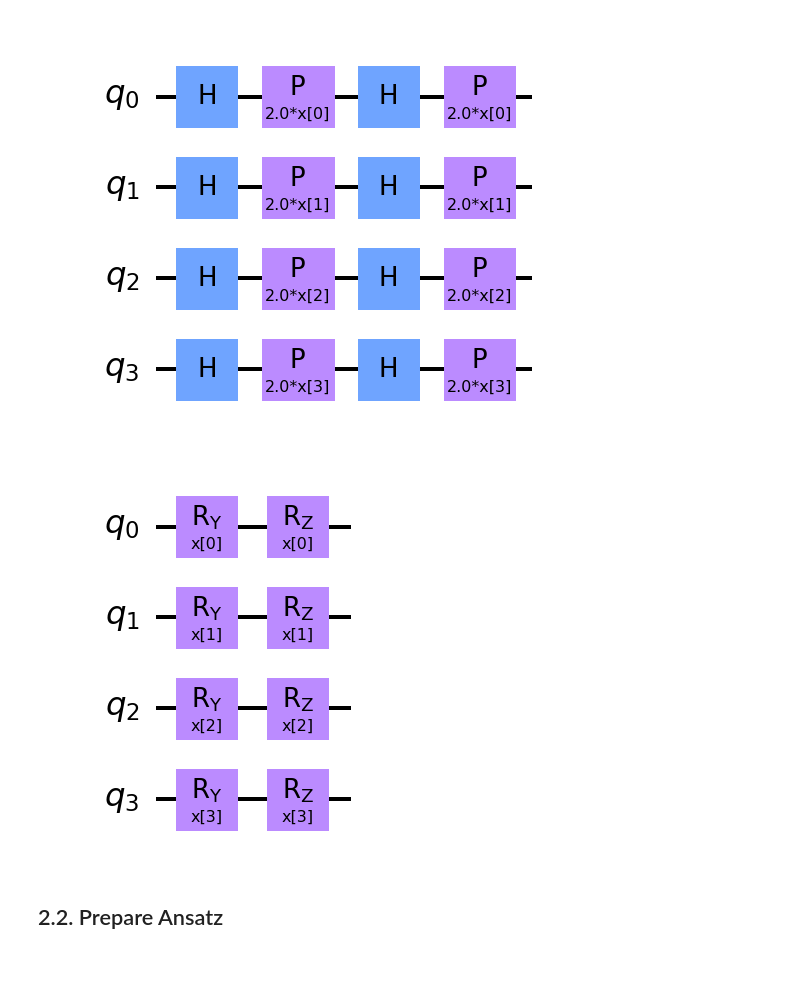
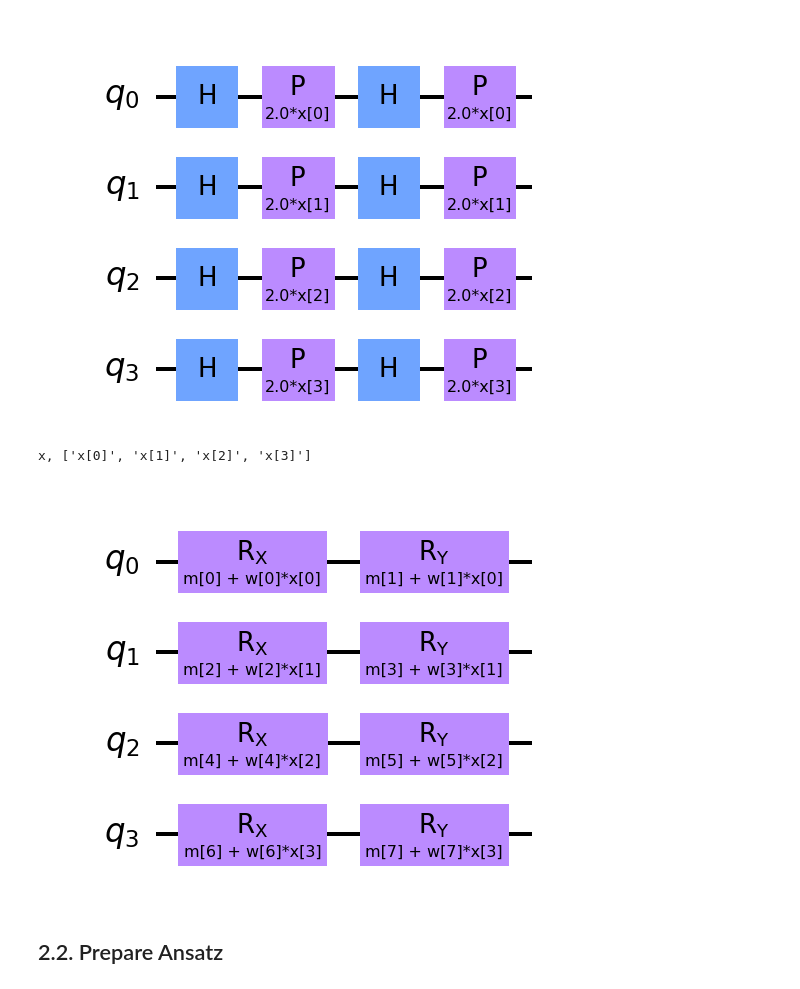
Before and after one commit to natestemen/qml, a Jupyter notebook: C2C Project Notebook Main.ipynb, the cells around one changed output. Cells and saved outputs as stored; diff of their text form; code cells hidden in the pictures.

```diff
--- a/C2C Project Notebook Main.ipynb
+++ b/C2C Project Notebook Main.ipynb
@@ -188,33 +188,35 @@ fmap_z.decompose().draw('mpl', scale=2)
 # %% [output]
 [figure]
 # %%
-def get_my_map(feature_dim, feature_map_rep):
-
-    data_params = ParameterVector('x', 4)
-
-    model_circuit = QuantumCircuit(4)
-    ### Let's code here
-
-    for l in range(0,feature_map_rep):
-        model_circuit.ry(data_params[0],0)
-        model_circuit.ry(data_params[1],1)
-        model_circuit.ry(data_params[2],2)
-        model_circuit.ry(data_params[3],3)
+# Define angle embedding with weights
 
 
-        model_circuit.rz(data_params[0],0)
-        model_circuit.rz(data_params[1],1)
-        model_circuit.rz(data_params[2],2)
-        model_circuit.rz(data_params[3],3)
-    ###
+def get_angle_embedding(nb_features, repeat=1):
 
-    return model_circuit
+    x_params = ParameterVector('x', nb_features)
+    weight_params = ParameterVector('w', 2*nb_features*repeat)
+    rotation_params = ParameterVector('m', 2*nb_features*repeat)
 
+    model_params = list(rotation_params) + list(weight_params)
 
-mymap = get_my_map(feature_dim, 1)
-mymap.draw('mpl', scale=2)
+    qc = QuantumCircuit(nb_features)
+
+    for j in range(repeat):
+        for i in range(nb_features):
+            qc.rx(x_params[i]*weight_params[2*i+2*nb_features*j] + rotation_params[2*i+2*nb_features*j], i)
+            qc.ry(x_params[i]*weight_params[2*i+2*nb_features*j+1] + rotation_params[2*i+2*nb_features*j+1], i)
+
+    return qc, x_params, model_params
+#
+feature_dim = 4
+repeat = 1
+angle_embedding, x_params, m_params =get_angle_embedding(feature_dim, repeat)
+
+print(x_params)
+angle_embedding.draw('mpl',scale=2)
 # %% [output]
+x, ['x[0]', 'x[1]', 'x[2]', 'x[3]']
-[figure, old version]
+[figure, new version]
 # %%
 # Define function(s) to generate the encoder circuit
 # TODO: implement different designs for data encoding (one function for each)
```
Also changed, not shown: parts of 12 cells of this notebook.
